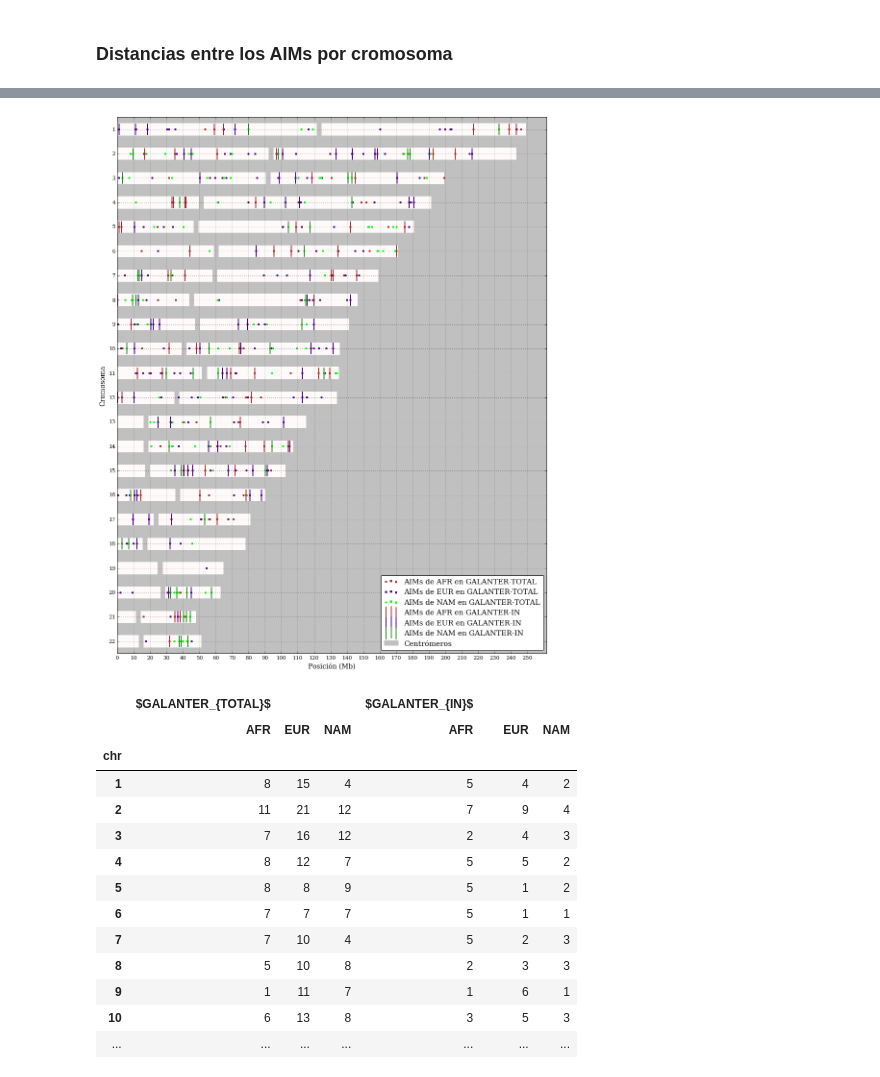
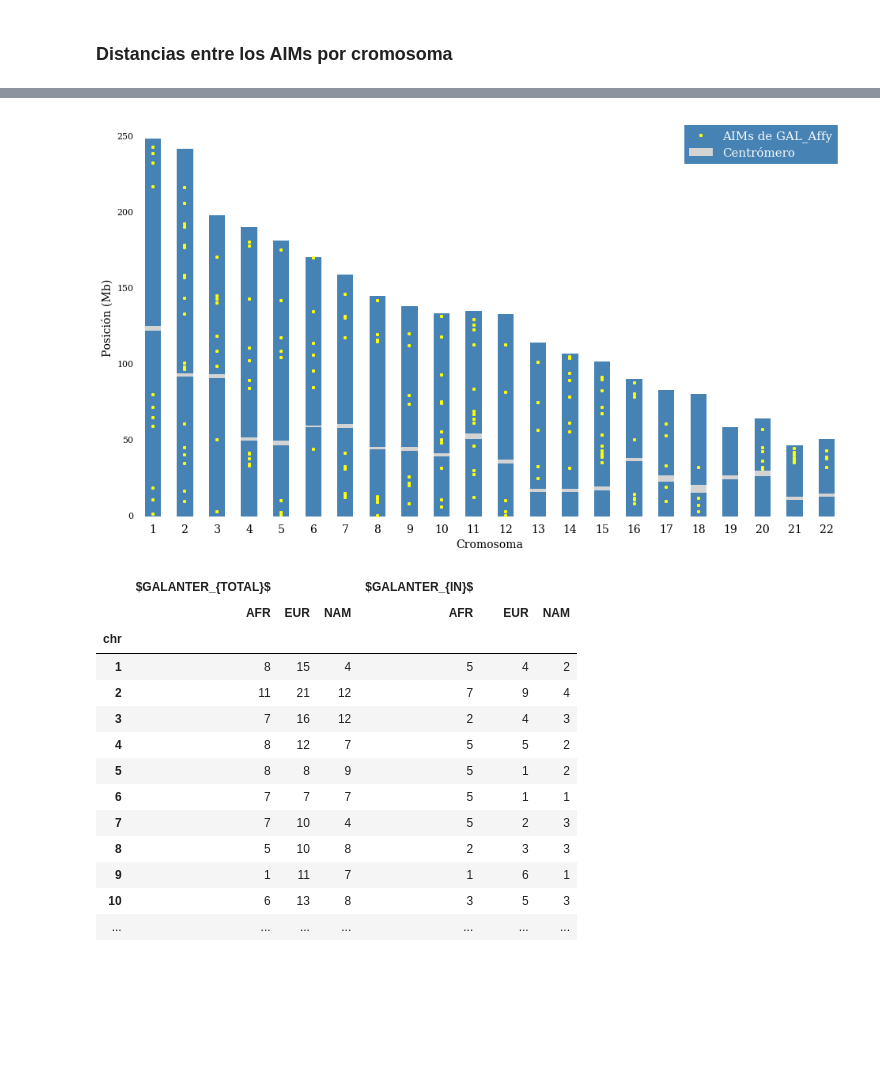
Before and after one commit to jmberros/tesina, a Jupyter notebook: Galanter_AIMs_Analysis.ipynb, the cells around one changed output, grey strips where cells are left out. Drawn from its saved outputs; the diff is of its cells as text; code cells hidden in the pictures; blank space fills up the shorter version.

```diff
--- a/Galanter_AIMs_Analysis.ipynb
+++ b/Galanter_AIMs_Analysis.ipynb
@@ -248,40 +288,19 @@ plt.show()
-# %%
-% run chromosomes_with_SNPs_plot.py
-
-from collections import OrderedDict
-
-
-plot_data = OrderedDict([
-
-    ('AIMs de AFR en GALANTER-TOTAL',
-     {'df': galanter[galanter.population == "AFR"],
-      'marker': 's', 'color': 'brown', 's': 7}),
-
-    ('AIMs de EUR en GALANTER-TOTAL',
-     {'df': galanter[galanter.population == "EUR"],
-      'marker': 's', 'color': 'indigo', 's': 7}),
-
-    ('AIMs de NAM en GALANTER-TOTAL',
-     {'df': galanter[galanter.population == "NAM"],
-      'marker': 's', 'color': 'lime', 's': 7}),
-
-    ('AIMs de AFR en GALANTER-IN',
-     {'df': present[present.population == "AFR"],
-      'marker': '|', 'color': 'brown', 's': 600}),
-
-    ('AIMs de EUR en GALANTER-IN',
-     {'df': present[present.population == "EUR"],
-      'marker': '|', 'color': 'indigo', 's': 600}),
-
-    ('AIMs de NAM en GALANTER-IN',
-     {'df': present[present.population == "NAM"],
-      'marker': '|', 'color': 'forestGreen', 's': 600}),
-])
-
-chromosomes_with_SNPs_plot(genome, plot_data)
-plt.show()
-# %% [output]
-[figure, removed]
+# %%
+% run chromosomes_with_SNPs_plot.py
+
+from collections import OrderedDict
+
+
+plot_data = OrderedDict([
+    ('AIMs de GAL_Affy',
+     {'df': present,
+      'marker': 's', 'color': 'yellow', 's': 5}),
+])
+
+chromosomes_with_SNPs_plot(genome, plot_data)
+plt.show()
+# %% [output]
+[figure, added]
 # %%
 def pop_counts(df):
     return df.groupby(['chr', 'population']).size().unstack().fillna('>> 0 <<')
```
Also changed, not shown: parts of 13 cells of this notebook, 2 other files.
